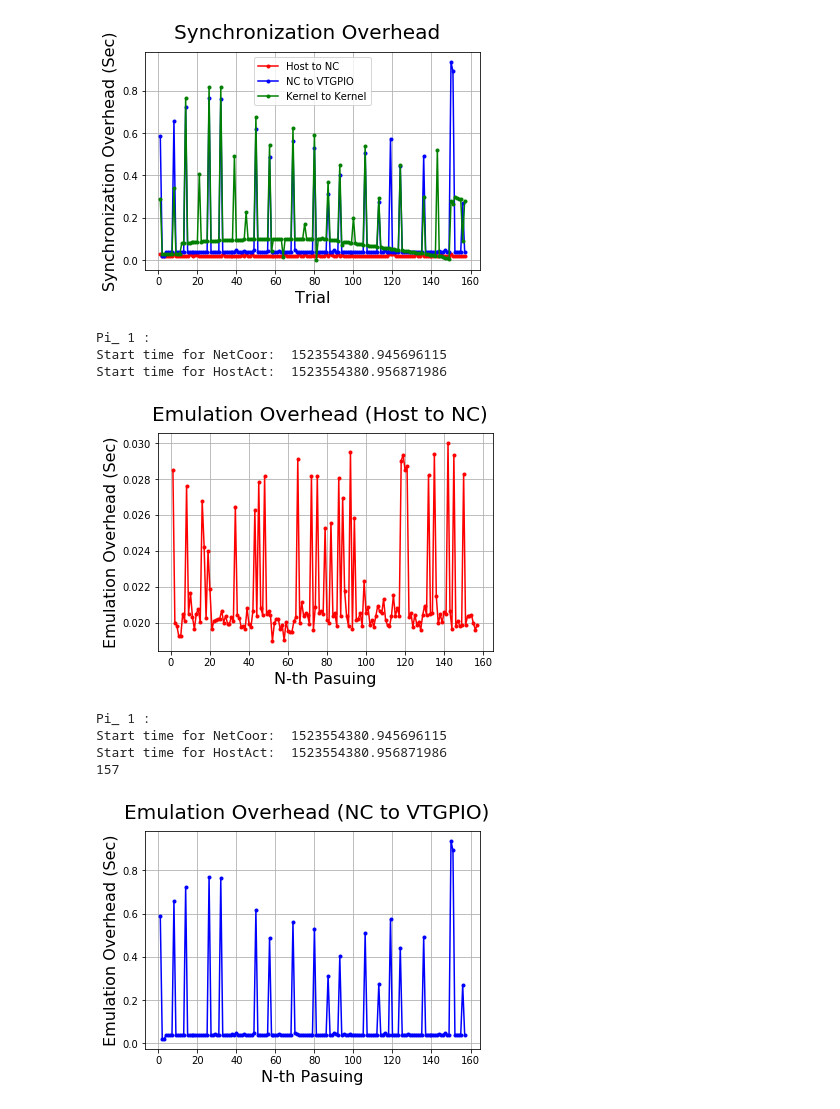
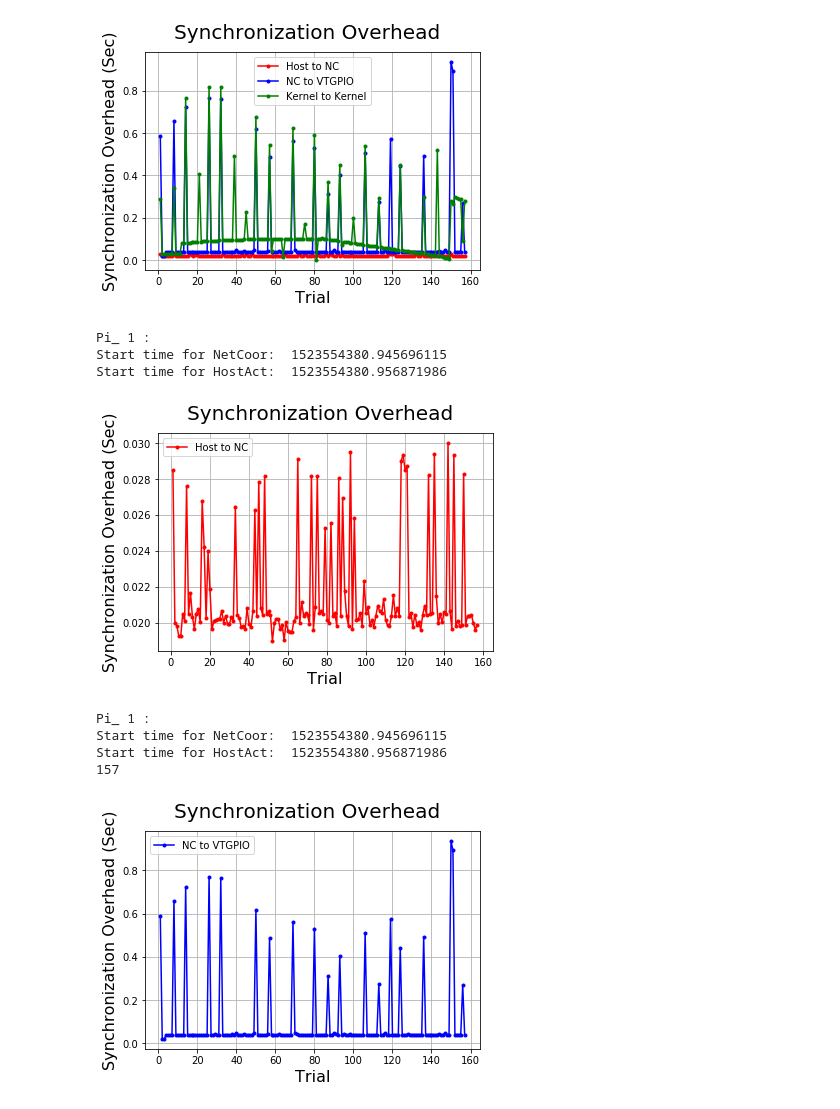
Before and after one commit to Br1an6/Virtual-Time-Manager, a Jupyter notebook: SupprtFiles/plotvtm.ipynb, the cells around one changed output. Cells and saved outputs as stored; diff of their text form; code cells hidden in the pictures.

```diff
--- a/SupprtFiles/plotvtm.ipynb
+++ b/SupprtFiles/plotvtm.ipynb
@@ -396,7 +396,7 @@ Start time for HostAct:  1523554380.956871986
 # Graph of pause by HA to NC: Pause time - start time 100attemt
 colors = ['r', 'b', 'g', 'k', 'm']
 fig = plt.figure()
-fig.suptitle('Emulation Overhead (Host to NC)', fontsize=20)
+fig.suptitle('Synchronization Overhead', fontsize=20)
 axis = plt.gca().xaxis
 leg_list = []
 # using list vt_hun
@@ -418,30 +418,29 @@ for i, fd in enumerate([vt_hun]):
 
     y2 = map(operator.sub, y, x)
     x2 = [ind+1 for ind in range(len(y))]
-    leg_list.append('Pi_'+str(i+1))
     plt.plot(x2, y2, '.-', color=colors[0])
 
 leg_list.append('Host to NC')
 #for label in axis.get_ticklabels():
 #    label.set_rotation(90)
 plt.xlabel('Trial', fontsize=16)
-plt.ylabel('Emulation Overhead (Sec)', fontsize=16)
-#plt.legend(leg_list)
+plt.ylabel('Synchronization Overhead (Sec)', fontsize=16)
+plt.legend(leg_list)
 plt.grid(True)
-plt.savefig("Emulation Overhead (Host to NC).png")
+plt.savefig("Synchronization Overhead (Host to NC).png")
 plt.show()
 # %% [output]
 Pi_ 1 :
 Start time for NetCoor:  1523554380.945696115
 Start time for HostAct:  1523554380.956871986
-[figure, old version]
+[figure, new version]
 # %%
 # Graph of pause by NC to VTGPIO: Pause time 100
 # !00th attempts starts from here
 # Graph of pause by HA to NC: Pause time - start time 100attemt
 colors = ['r', 'b', 'g', 'k', 'm']
 fig = plt.figure()
-fig.suptitle('Emulation Overhead (NC to VTGPIO)', fontsize=20)
+fig.suptitle('Synchronization Overhead', fontsize=20)
 axis = plt.gca().xaxis
 leg_list = []
 start_time_NC = vt_hun[1]["text"].split(': ')[1]
@@ -449,38 +448,38 @@ start_time_HA = vt_hun[2]["text"].split(': ')[1]
 print 'Pi_', i+1,': '
 print 'Start time for NetCoor: ', start_time_NC
 print 'Start time for HostAct: ', start_time_HA
 
 x = [float(item["text"].split()[1]) for item in fd[3:] if item["text"].split()[0] == "NCProcHandler_Stop_Services:"]
 y = []
 print len(x)
 
 for i2, item in enumerate(list_dmgFiles_H[0]):
     if i2 > 0:
         if list_dmgFiles_H[0][i2-1][-1] == 'pause':
             y.append(float(item[-3] + '.' + item[-2]))
 
 y2 = map(operator.sub, y, x)
 x2 = [ind+1 for ind in range(len(y))]
-leg_list.append('Pi_'+str(i+1))
+
 plt.plot(x2, y2, '.-', color=colors[1])
 
 leg_list.append('NC to VTGPIO')
 
 
 #for label in axis.get_ticklabels():
 #    label.set_rotation(90)
 plt.xlabel('Trial', fontsize=16)
-plt.ylabel('Emulation Overhead (Sec)', fontsize=16)
-#plt.legend(leg_list)
+plt.ylabel('Synchronization Overhead (Sec)', fontsize=16)
+plt.legend(leg_list)
 plt.grid(True)
+plt.savefig("Synchronization Overhead (NC to VTGPIO).png")
 plt.show()
-#plt.savefig(output_filename, format='eps')
 # %% [output]
 Pi_ 1 :
 Start time for NetCoor:  1523554380.945696115
 Start time for HostAct:  1523554380.956871986
 157
-[figure, old version]
+[figure, new version]
 # %%
 # Graph of pause by Kernel to Kernel: Pause time
 # For 2 Pis only
```
Also changed, not shown: parts of 3 cells of this notebook, 12 other files.
